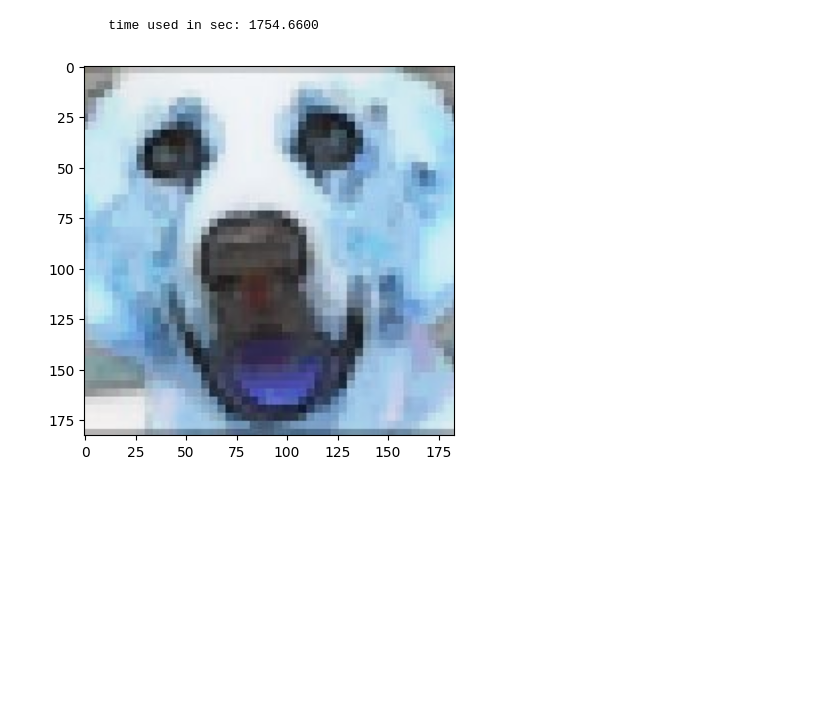
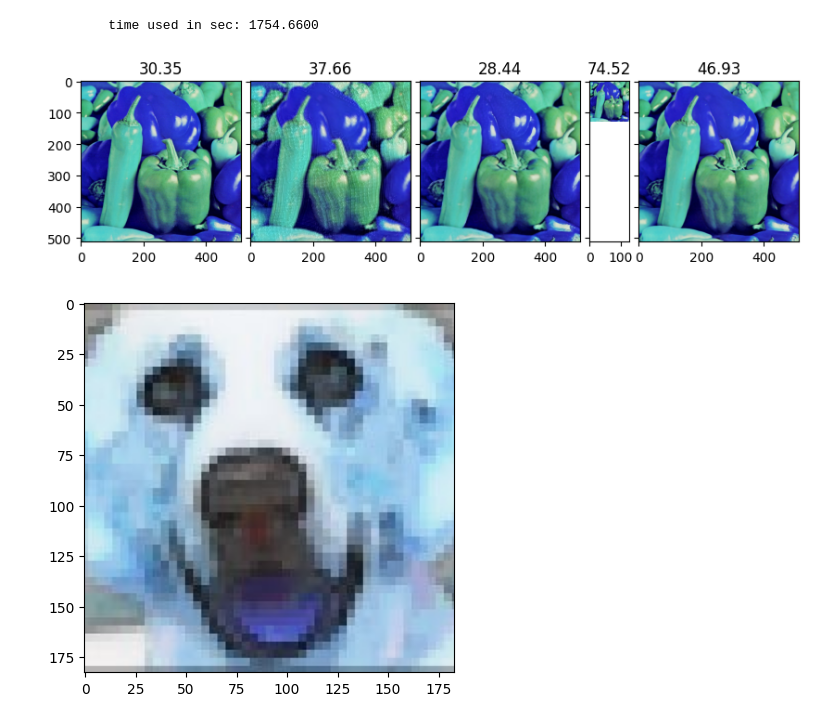
Before and after one commit to DikraMasrour-PhD/IL-NIQE-Experiments, a Jupyter notebook: Experiments/IL_NIQE_POC_natural_images.ipynb, the cells around one changed output. Saved outputs shown, nothing was run; the diff lists cells and outputs as text; code cells hidden in the pictures; blank space fills up the shorter version.

Commit message:
test on versions of pepper image

```diff
--- a/Experiments/IL_NIQE_POC_natural_images.ipynb
+++ b/Experiments/IL_NIQE_POC_natural_images.ipynb
@@ -32,6 +32,7 @@ print(f'\t time used in sec: {time_used:.4f}')
 img_path = '../test/'
 testFiles = sorted(os.listdir(img_path))
 scores = []
+images = []
 
 with warnings.catch_warnings():
     warnings.simplefilter('ignore', category=RuntimeWarning)
@@ -41,8 +42,26 @@ with warnings.catch_warnings():
         img = cv2.imread(os.path.join(img_path, img_file))
         score = ilniqe.calculate_ilniqe(img, 0, input_order='HWC', resize=True, version='python')
         scores.append(score)
+        images.append(img)
 
     time_used = time.time() - time_start
+# %%
+fig = plt.figure(figsize=(10., 10.))
+grid = ImageGrid(fig, 111,  # similar to subplot(111)
+                 nrows_ncols=(1, 5),  # creates 2x2 grid of axes
+                 axes_pad=0.1,  # pad between axes in inch.
+                 )
+
+i = 0
+for ax, im in zip(grid, images):
+    # Iterating over the grid returns the Axes.
+    ax.imshow(im)
+    ax.set_title(round(scores[i], 2))
+    i= i + 1
+
+plt.show()
+# %% [output]
+[figure, added]
 # %%
 for img_file, s in zip(tqdm(testFiles), scores):
     img = cv2.imread(os.path.join(img_path, img_file))
```
Also changed, not shown: 7 other files.
